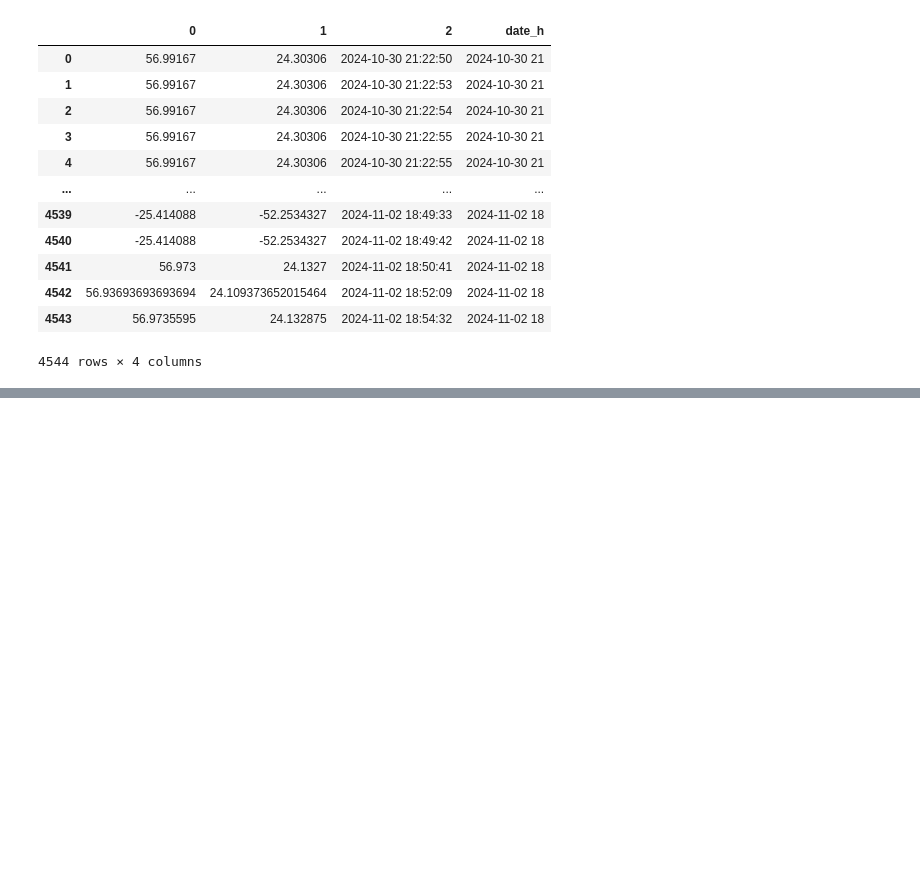
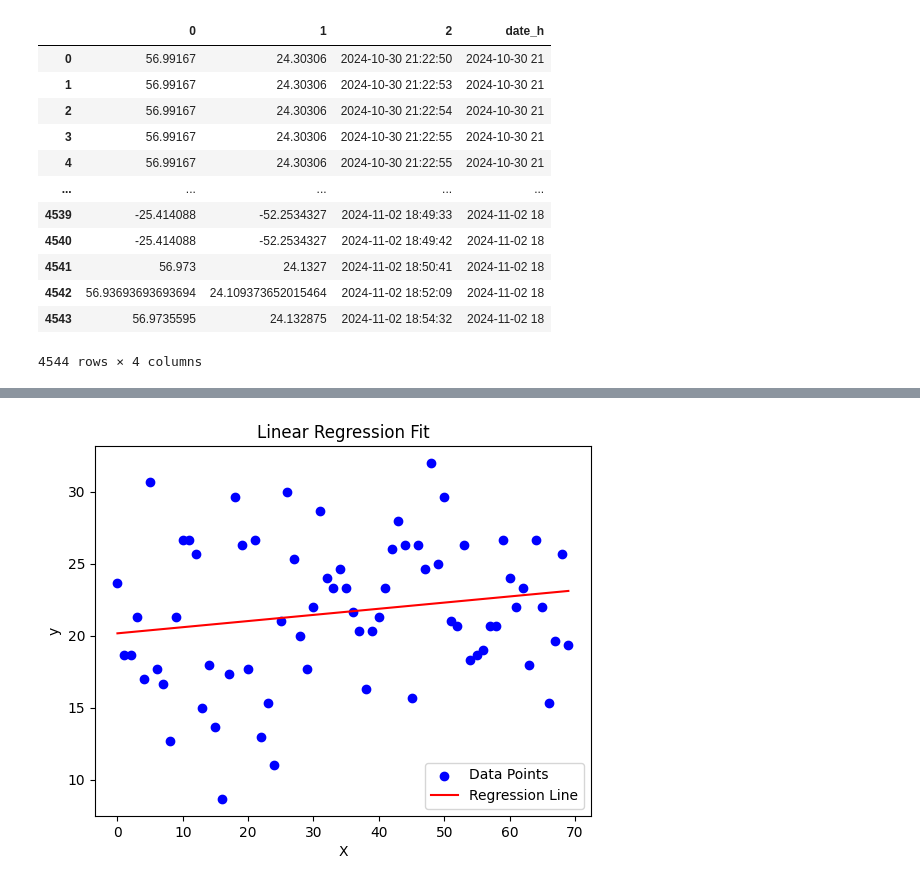
Before and after one commit to kristapsbe/meteo_dashboard, a Jupyter notebook: explore.ipynb, the cells around one changed output, grey strips where cells are left out. Cells and saved outputs as stored; diff of their text form; code cells hidden in the pictures; blank space fills up the shorter version.

```diff
--- a/explore.ipynb
+++ b/explore.ipynb
@@ -58,0 +66,2 @@ ser = df.groupby("date_h").count()[1]/3
+# %%
+reg = linear_model.LinearRegression()
@@ -58,0 +70,3 @@ ser = df.groupby("date_h").count()[1]/3
+# %%
+df_h_vals = df_h[1].values.reshape(-1, 1)
+df_h_ct = np.array(range(len(df_h_vals))).reshape(-1, 1)
@@ -58,0 +79,13 @@ ser = df.groupby("date_h").count()[1]/3
+# %%
+y_pred = reg.predict(df_h_ct)
+plt.scatter(df_h_ct, df_h_vals, color='blue', label='Data Points')
+plt.plot(df_h_ct, y_pred, color='red', label='Regression Line')
+
+plt.xlabel("X")
+plt.ylabel("y")
+plt.legend()
+plt.title("Linear Regression Fit")
+
+plt.show()
+# %% [output]
+[figure, added]
```
Also changed, not shown: parts of 6 cells of this notebook.
